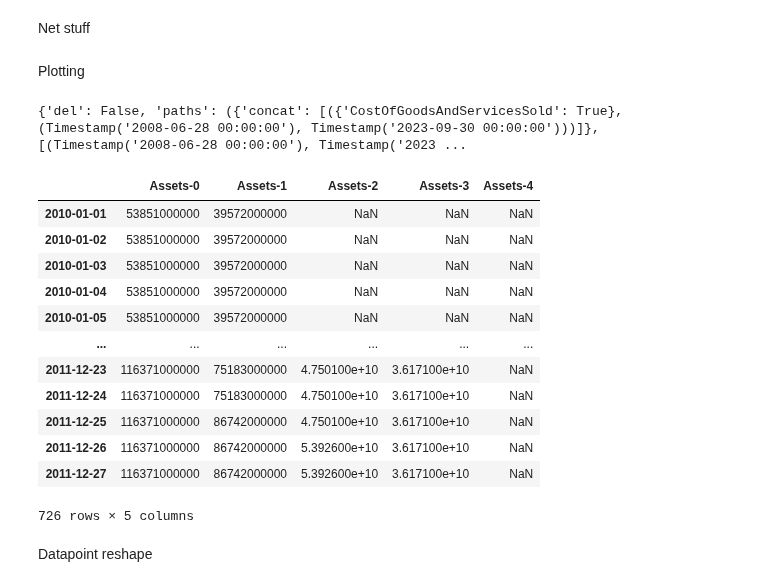
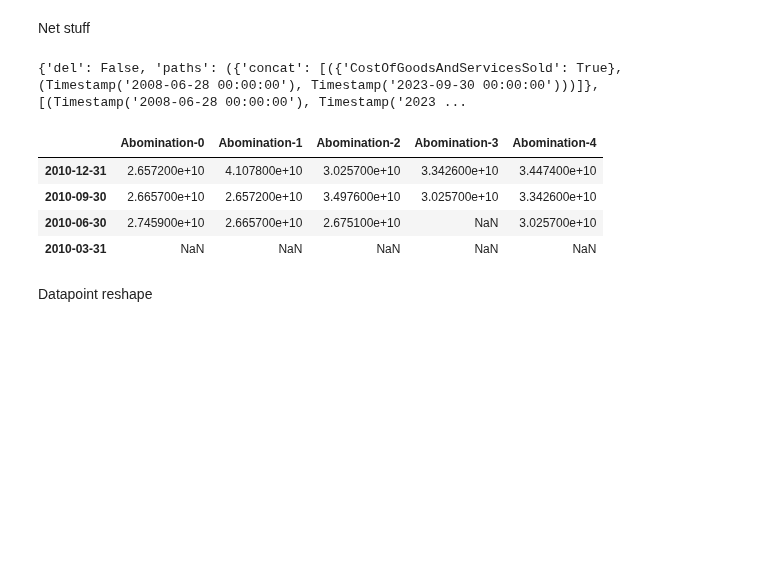
Before and after one commit to BlackdoorAI/Finance-bro, a Jupyter notebook: code/extract.ipynb, the cells around one changed output. Drawn from its saved outputs; the diff is of its cells as text; code cells hidden in the pictures; blank space fills up the shorter version.

```diff
--- a/code/extract.ipynb
+++ b/code/extract.ipynb
@@ -23,5 +23,3 @@ from itertools import product
 import importlib
 import sys
 import cProfile
-# %% [markdown]
-Plotting
@@ -61,35 +38,35 @@ print(paths)
 comp = comp_load("AAPL")
 cProfile.run("paths = recursive_date_gather(comp,'CostOfGoodsAndServicesSold')")
 # %%
-comp = comp_load("AAPL")
-frame, unit = comp.fact("Assets", intervals = [(pd.Timestamp(year= 2010, month =1, day=1),pd.Timestamp(year= 2012, month =1, day=1))])
+comp = comp_load("MSFT")
+# frame1, unit = comp.fact("NetIncomeLoss", intervals=[(pd.Timestamp(year=2011, month=1, day=1), pd.Timestamp(year=2015, month=1, day=1))])
+# frame2, unit = comp.fact("GrossProfit", intervals=[(pd.Timestamp(year=2010, month=1, day=1), pd.Timestamp(year=2012, month=11, day=1)),(pd.Timestamp(year=2014, month=1, day=1), pd.Timestamp(year=2016, month=1, day=1))])
+frame3, unit = comp.fact("Revenues")
+frame1, unit = comp.fact("NetIncomeLoss")
+frame2, unit = comp.fact("GrossProfit")
+# [(pd.Timestamp(year=2011, month=1, day=1), pd.Timestamp(year=2015, month=1, day=1))], [(pd.Timestamp(year=2010, month=1, day=1), pd.Timestamp(year=2012, month=11, day=1)),(pd.Timestamp(year=2014, month=1, day=1), pd.Timestamp(year=2016, month=1, day=1))], [((pd.Timestamp(year = 2007, month = 9, day =30), pd.Timestamp(year = 2010, month = 12, day =30)))]
+result_frame = operate(comp, [frame1, frame2, frame3], ["NetIncomeLoss", "GrossProfit", "Revenues"], "add", "Abomination", False, 2)
 # print(frames,unit)
-frame.head(-5)
+result_frame.head()
+
+
 # columns_to_load = ['name', 'documentation', 'balance','periodType','deprecatedLabel','deprecatedDate']
 # # Load the CSV file
 # df = pd.read_csv('frames\SecondListOfElements.csv', usecols=columns_to_load, encoding='latin1')
 # df.to_csv("other_pickle/TrueListOfElements.csv")
 # print(comp.measures_and_dates)
 # comp = comp_load("BLK")
 # for motion, lists in comp.measures_and_dates.items():
 #     for i in lists:
 #         print(i)
 
 # print(comp.fact("Assets", date_gather = True))
 # %% [output]
-|  | Assets-0 | Assets-1 | Assets-2 | Assets-3 | Assets-4 |
-| 2010-01-01 | 53851000000 | 39572000000 | NaN | NaN | NaN |
-| 2010-01-02 | 53851000000 | 39572000000 | NaN | NaN | NaN |
-| 2010-01-03 | 53851000000 | 39572000000 | NaN | NaN | NaN |
-| 2010-01-04 | 53851000000 | 39572000000 | NaN | NaN | NaN |
-| 2010-01-05 | 53851000000 | 39572000000 | NaN | NaN | NaN |
-| ... | ... | ... | ... | ... | ... |
-| 2011-12-23 | 116371000000 | 75183000000 | 4.750100e+10 | 3.617100e+10 | NaN |
-| 2011-12-24 | 116371000000 | 75183000000 | 4.750100e+10 | 3.617100e+10 | NaN |
-| 2011-12-25 | 116371000000 | 86742000000 | 4.750100e+10 | 3.617100e+10 | NaN |
-| 2011-12-26 | 116371000000 | 86742000000 | 5.392600e+10 | 3.617100e+10 | NaN |
-| 2011-12-27 | 116371000000 | 86742000000 | 5.392600e+10 | 3.617100e+10 | NaN |
+|  | Abomination-0 | Abomination-1 | Abomination-2 | Abomination-3 | Abomination-4 |
+| 2010-12-31 | 2.657200e+10 | 4.107800e+10 | 3.025700e+10 | 3.342600e+10 | 3.447400e+10 |
+| 2010-09-30 | 2.665700e+10 | 2.657200e+10 | 3.497600e+10 | 3.025700e+10 | 3.342600e+10 |
+| 2010-06-30 | 2.745900e+10 | 2.665700e+10 | 2.675100e+10 | NaN | 3.025700e+10 |
+| 2010-03-31 | NaN | NaN | NaN | NaN | NaN |
-726 rows × 5 columns
 # %%
 comp = comp_load("BLK")
 for i,datapoint in enumerate(list(comp.data['LiabilitiesAndStockholdersEquity']["units"].items())[0][1]):
```
Also changed, not shown: parts of 3 cells of this notebook, 1 other file.
